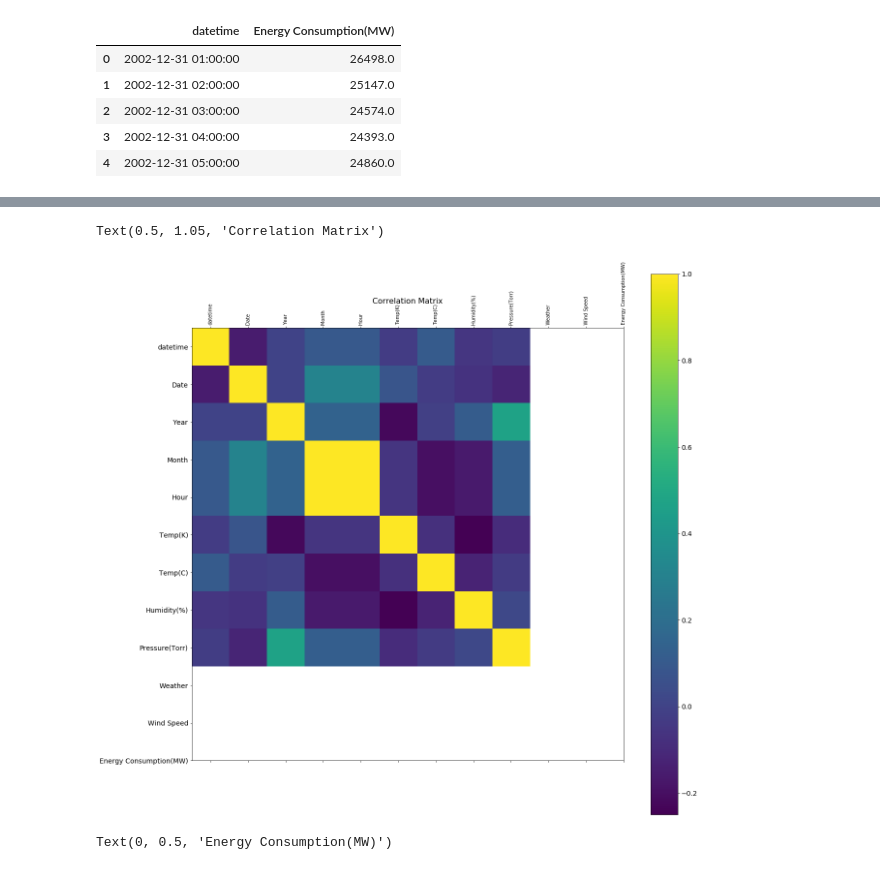
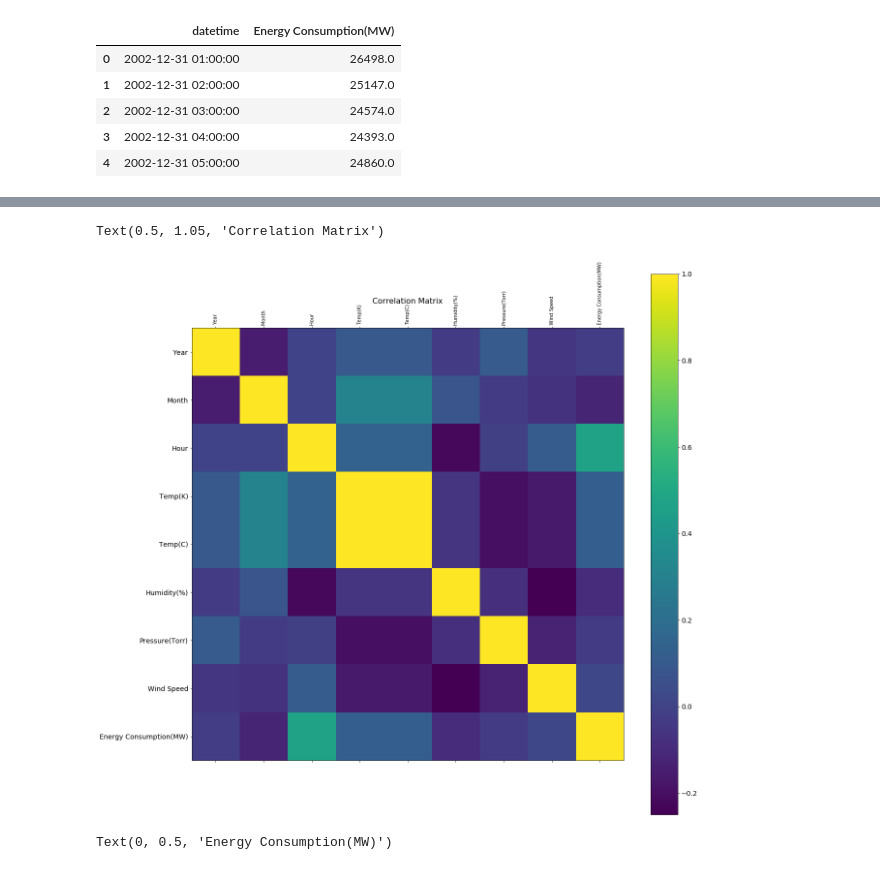
Before and after one commit to AmitChoudhary1392/Project-1_Team6, a Jupyter notebook: Raw Data/Historical weather data/Weather_Data_Starter.ipynb, the cells around one changed output, grey strips where cells are left out. Cells and saved outputs as stored; diff of their text form; code cells hidden in the pictures.

Commit message:
updated plots for energy data

```diff
--- a/Raw Data/Historical weather data/Weather_Data_Starter.ipynb
+++ b/Raw Data/Historical weather data/Weather_Data_Starter.ipynb
@@ -468,0 +470,3 @@ data_NY_energy.corr()
+# %%
+energy1=data_NY_energy.drop(['Weather','Date','datetime'], axis=1)
+energy1.head()
@@ -469,14 +480,16 @@ data_NY_energy.corr()
 # %%
+# Plot Correlation Matrix
+
 f = plt.figure(figsize=(20, 20))
-plt.matshow(data_NY_energy.corr(), fignum=f.number)
-plt.xticks(range(data_NY_energy.shape[1]), data_NY_energy.columns, fontsize=10, rotation=90)
-plt.yticks(range(data_NY_energy.shape[1]), data_NY_energy.columns, fontsize=14)
+plt.matshow(energy1.corr(), fignum=f.number)
+plt.xticks(range(energy1.shape[1]), energy1.columns, fontsize=10, rotation=90)
+plt.yticks(range(energy1.shape[1]), energy1.columns, fontsize=14)
 cb = plt.colorbar()
 cb.ax.tick_params(labelsize=14)
 plt.title('Correlation Matrix', fontsize=16)
 # %% [output]
 Text(0.5, 1.05, 'Correlation Matrix')
-[figure, old version]
+[figure, new version]
 # %%
 fig, (ax1,ax2)= plt.subplots(nrows=2, ncols=1, figsize=(15,15))
 
```
Also changed, not shown: parts of 4 cells of this notebook.
